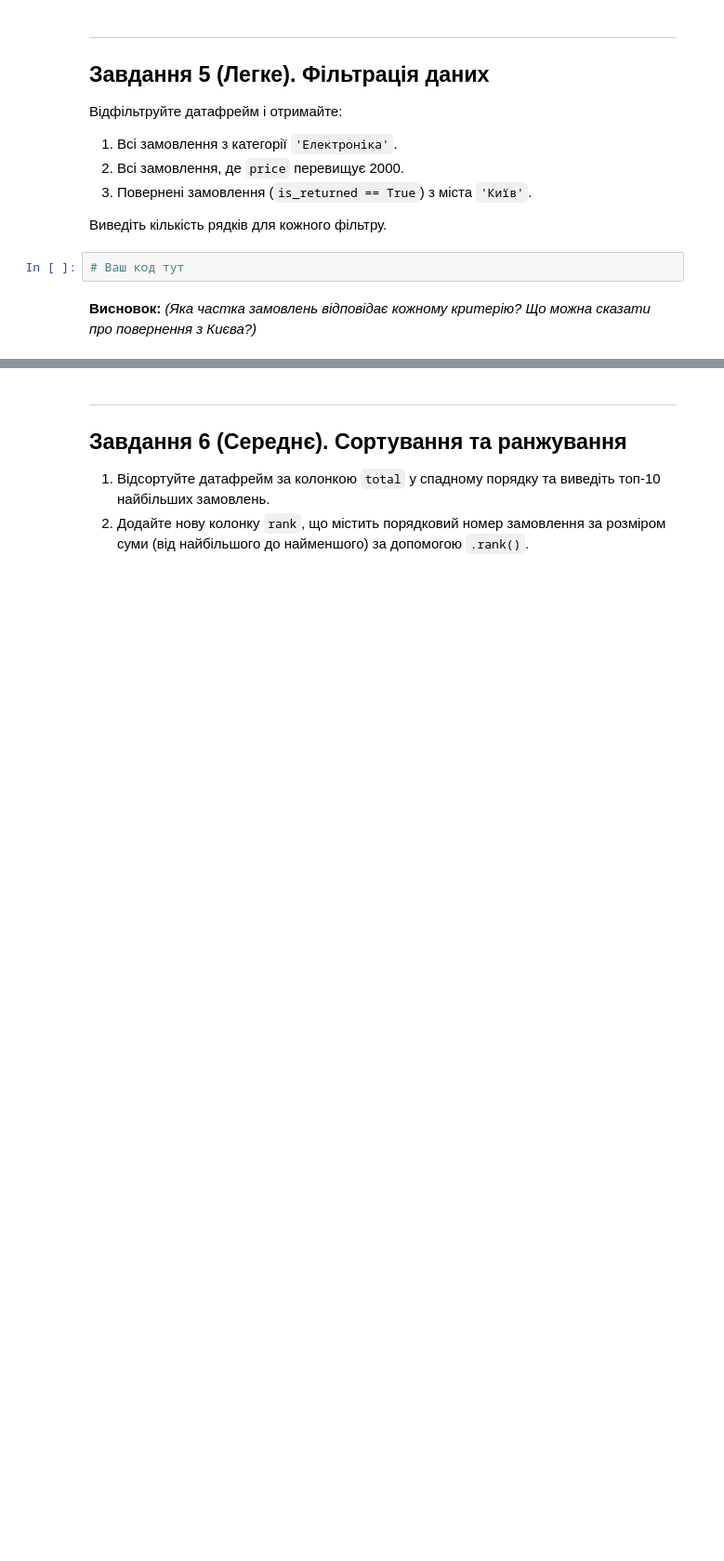
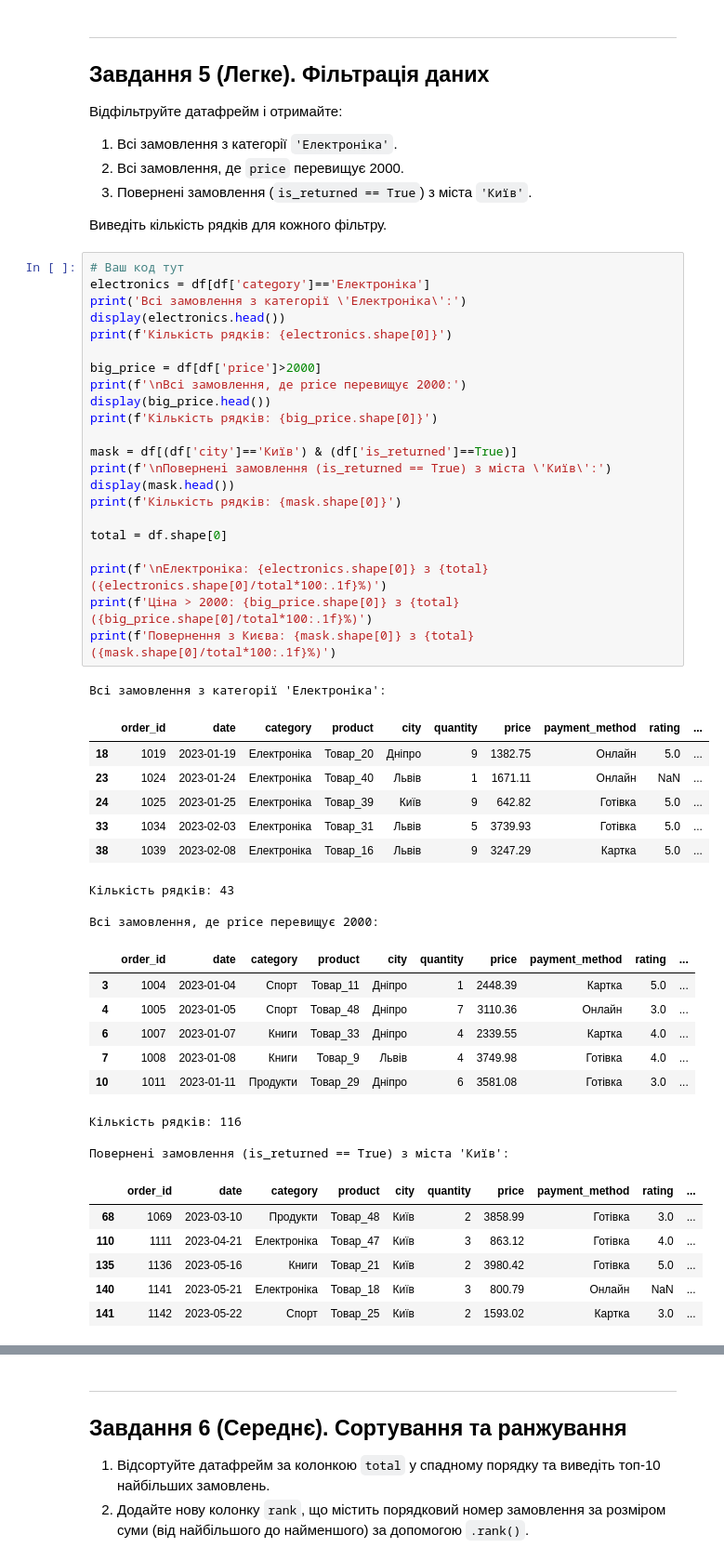
Before and after one commit to zzzer0-wav/myDTA_2026, a Jupyter notebook: classmade/PANDAS_tasks_beginners_DTA.ipynb, the cells around one changed output, grey strips where cells are left out. Shown at 93% size. Drawn from its saved outputs; the diff is of its cells as text; blank space fills up the shorter version.

```diff
--- a/classmade/PANDAS_tasks_beginners_DTA.ipynb
+++ b/classmade/PANDAS_tasks_beginners_DTA.ipynb
@@ -231,7 +236,51 @@ df_subset.iloc[10:21]
 3. Поверненi замовлення (`is_returned == True`) з міста `'Київ'`.
 
 Виведіть кількість рядків для кожного фільтру.
-# %%
-# Ваш код тут
-# %% [markdown]
-**Висновок:** *(Яка частка замовлень відповідає кожному критерію? Що можна сказати про повернення з Києва?)*
+# %%
+# Ваш код тут
+electronics = df[df['category']=='Електроніка']
+print('Всі замовлення з категорії \'Електроніка\':')
+display(electronics.head())
+print(f'Кількість рядків: {electronics.shape[0]}')
+
+big_price = df[df['price']>2000]
+print(f'\nВсі замовлення, де price перевищує 2000:')
+display(big_price.head())
+print(f'Кількість рядків: {big_price.shape[0]}')
+
+mask = df[(df['city']=='Київ') & (df['is_returned']==True)]
+print(f'\nПоверненi замовлення (is_returned == True) з міста \'Київ\':')
+display(mask.head())
+print(f'Кількість рядків: {mask.shape[0]}')
+
+total = df.shape[0]
+
+print(f'\nЕлектроніка: {electronics.shape[0]} з {total} ({electronics.shape[0]/total*100:.1f}%)')
+print(f'Ціна > 2000: {big_price.shape[0]} з {total} ({big_price.shape[0]/total*100:.1f}%)')
+print(f'Повернення з Києва: {mask.shape[0]} з {total} ({mask.shape[0]/total*100:.1f}%)')
+# %% [output]
+Всі замовлення з категорії 'Електроніка':
+|  | order_id | date | category | product | city | quantity | price | payment_method | rating | ... |
+| 18 | 1019 | 2023-01-19 | Електроніка | Товар_20 | Дніпро | 9 | 1382.75 | Онлайн | 5.0 | ... |
+| 23 | 1024 | 2023-01-24 | Електроніка | Товар_40 | Львів | 1 | 1671.11 | Онлайн | NaN | ... |
+| 24 | 1025 | 2023-01-25 | Електроніка | Товар_39 | Київ | 9 | 642.82 | Готівка | 5.0 | ... |
+| 33 | 1034 | 2023-02-03 | Електроніка | Товар_31 | Львів | 5 | 3739.93 | Готівка | 5.0 | ... |
+| 38 | 1039 | 2023-02-08 | Електроніка | Товар_16 | Львів | 9 | 3247.29 | Картка | 5.0 | ... |
+Кількість рядків: 43
+
+Всі замовлення, де price перевищує 2000:
+|  | order_id | date | category | product | city | quantity | price | payment_method | rating | ... |
+| 3 | 1004 | 2023-01-04 | Спорт | Товар_11 | Дніпро | 1 | 2448.39 | Картка | 5.0 | ... |
+| 4 | 1005 | 2023-01-05 | Спорт | Товар_48 | Дніпро | 7 | 3110.36 | Онлайн | 3.0 | ... |
+| 6 | 1007 | 2023-01-07 | Книги | Товар_33 | Дніпро | 4 | 2339.55 | Картка | 4.0 | ... |
+| 7 | 1008 | 2023-01-08 | Книги | Товар_9 | Львів | 4 | 3749.98 | Готівка | 4.0 | ... |
+| 10 | 1011 | 2023-01-11 | Продукти | Товар_29 | Дніпро | 6 | 3581.08 | Готівка | 3.0 | ... |
+Кількість рядків: 116
+
+Поверненi замовлення (is_returned == True) з міста 'Київ':
+|  | order_id | date | category | product | city | quantity | price | payment_method | rating | ... |
+| 68 | 1069 | 2023-03-10 | Продукти | Товар_48 | Київ | 2 | 3858.99 | Готівка | 3.0 | ... |
+| 110 | 1111 | 2023-04-21 | Електроніка | Товар_47 | Київ | 3 | 863.12 | Готівка | 4.0 | ... |
+| 135 | 1136 | 2023-05-16 | Книги | Товар_21 | Київ | 2 | 3980.42 | Готівка | 5.0 | ... |
+| 140 | 1141 | 2023-05-21 | Електроніка | Товар_18 | Київ | 3 | 800.79 | Онлайн | NaN | ... |
+| 141 | 1142 | 2023-05-22 | Спорт | Товар_25 | Київ | 2 | 1593.02 | Картка | 3.0 | ... |
```
Also changed, not shown: parts of 14 cells of this notebook.
